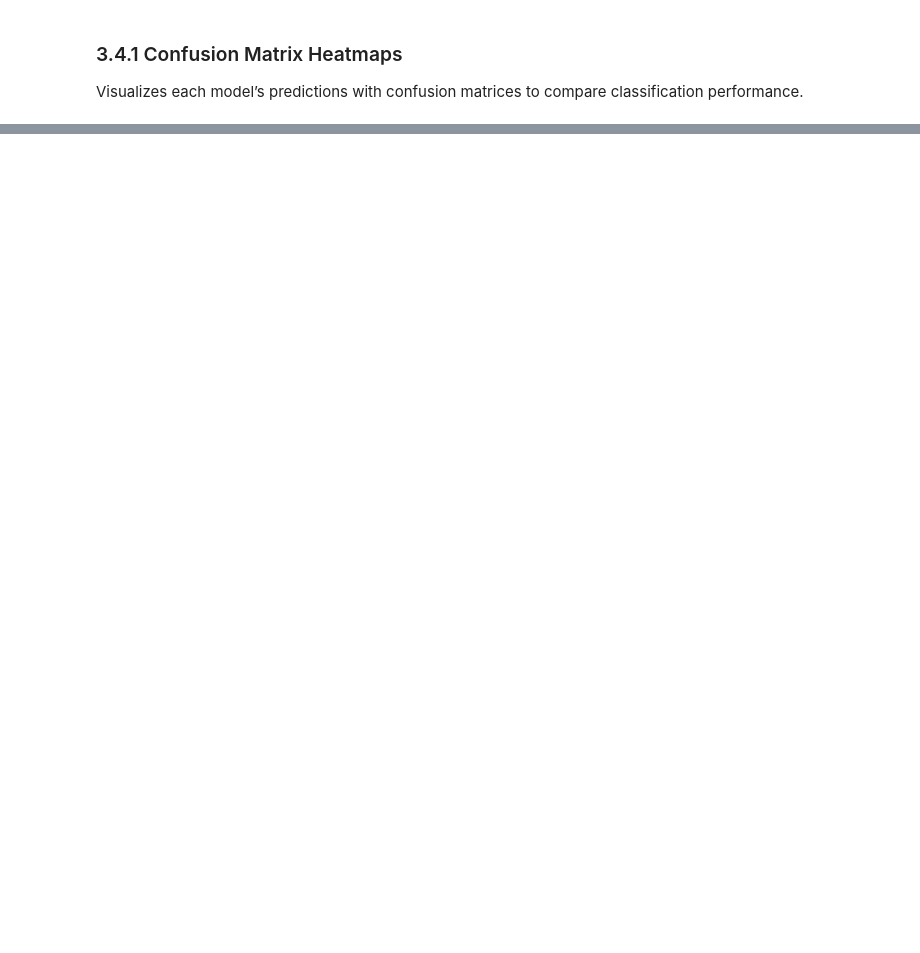
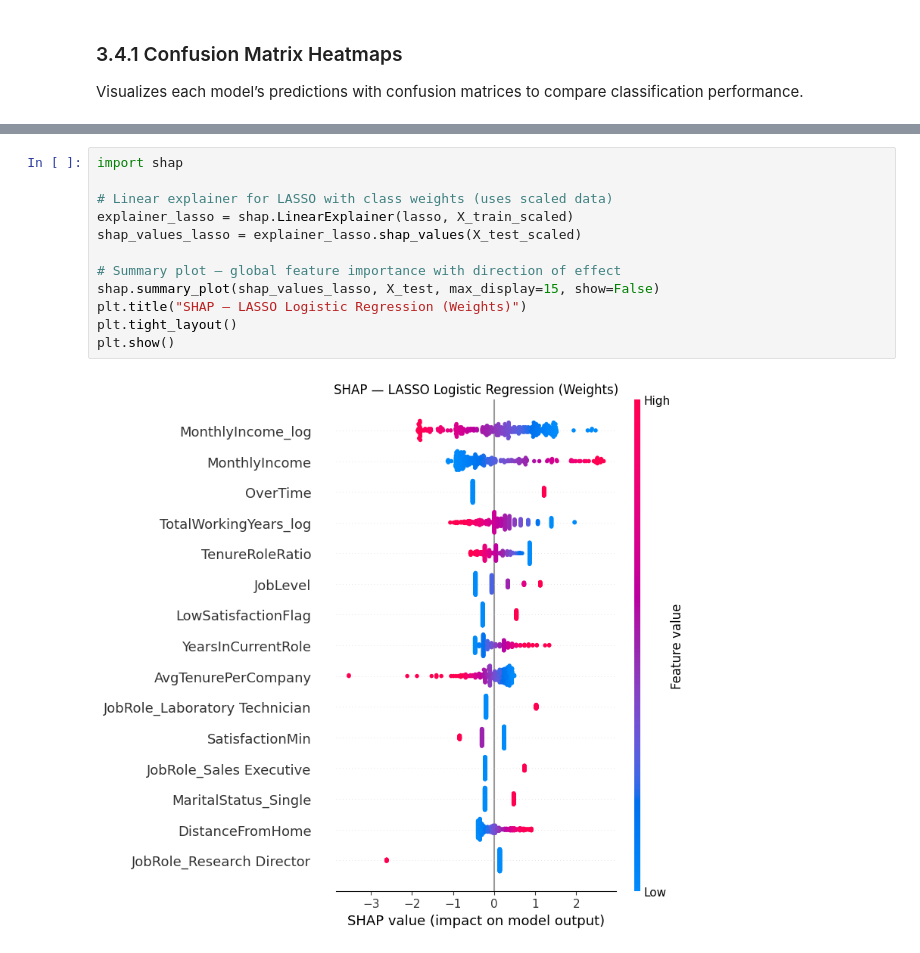
Before and after one commit to BigDataProject8/WorkforceIntelligence, a Jupyter notebook: project-08.ipynb, the cells around one changed output, grey strips where cells are left out. Saved outputs shown, nothing was run; the diff lists cells and outputs as text; blank space fills up the shorter version.

```diff
--- a/project-08.ipynb
+++ b/project-08.ipynb
@@ -995,0 +1394,14 @@ plt.show()
+# %%
+import shap
+
+# Linear explainer for LASSO with class weights (uses scaled data)
+explainer_lasso = shap.LinearExplainer(lasso, X_train_scaled)
+shap_values_lasso = explainer_lasso.shap_values(X_test_scaled)
+
+# Summary plot — global feature importance with direction of effect
+shap.summary_plot(shap_values_lasso, X_test, max_display=15, show=False)
+plt.title("SHAP — LASSO Logistic Regression (Weights)")
+plt.tight_layout()
+plt.show()
+# %% [output]
+[figure, added]
```
Also changed, not shown: parts of 42 cells of this notebook.
